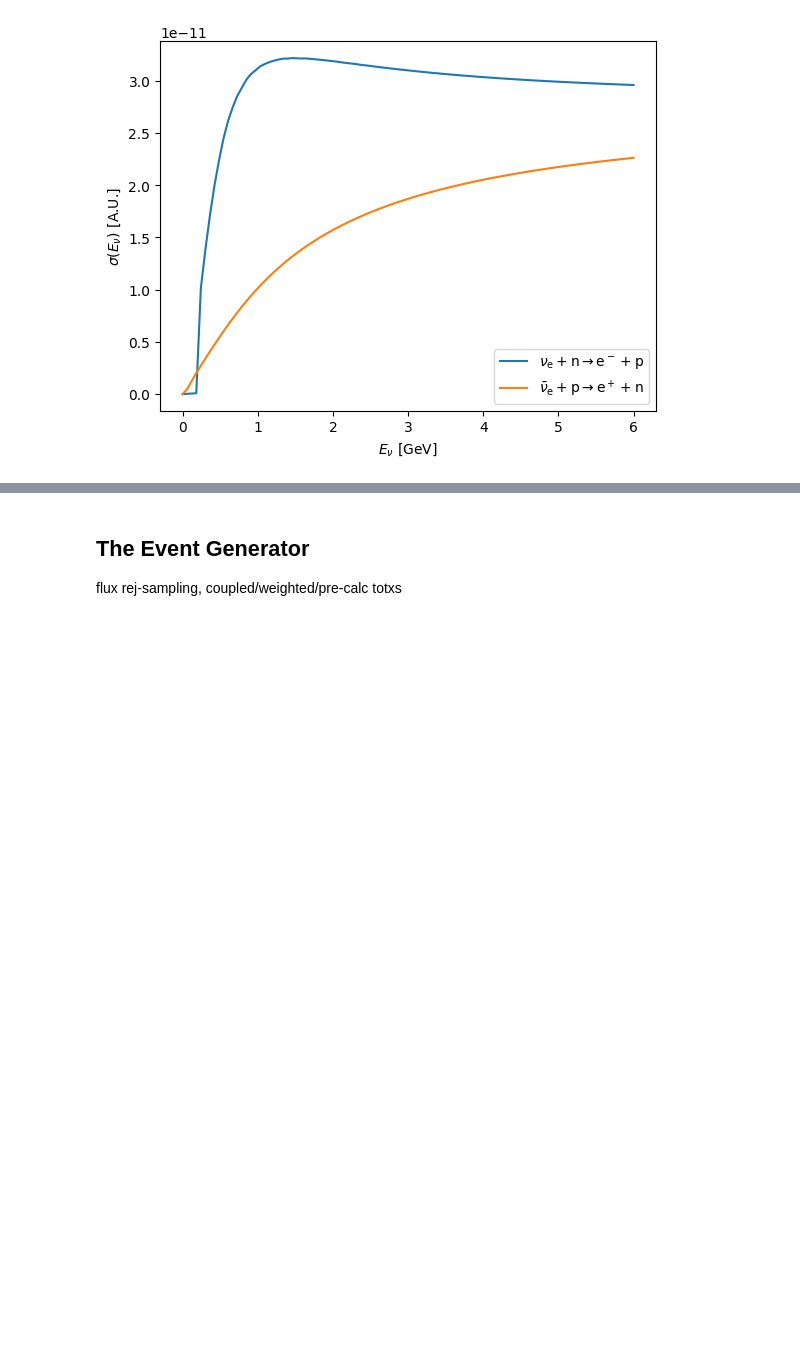
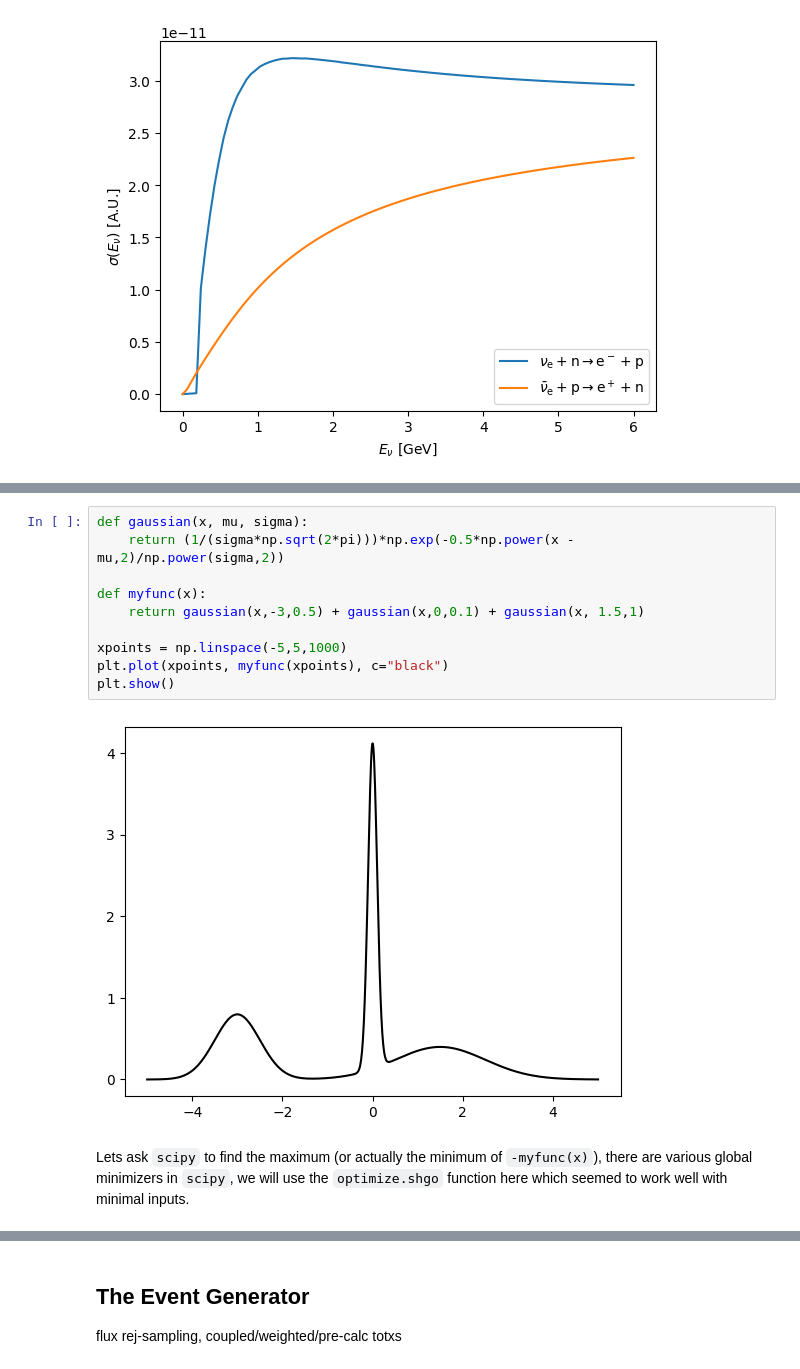
Before and after one commit to luketpickering/JupyNuGen, a Jupyter notebook: JupyNuGen.ipynb, the cells around one changed output, grey strips where cells are left out. Cells and saved outputs as stored; diff of their text form; blank space fills up the shorter version.

```diff
--- a/JupyNuGen.ipynb
+++ b/JupyNuGen.ipynb
@@ -519,0 +583,14 @@ statistical error on the mean of the function goes like the number of attempts?
+# %%
+def gaussian(x, mu, sigma):
+    return (1/(sigma*np.sqrt(2*pi)))*np.exp(-0.5*np.power(x - mu,2)/np.power(sigma,2))
+
+def myfunc(x):
+    return gaussian(x,-3,0.5) + gaussian(x,0,0.1) + gaussian(x, 1.5,1)
+
+xpoints = np.linspace(-5,5,1000)
+plt.plot(xpoints, myfunc(xpoints), c="black")
+plt.show()
+# %% [output]
+[figure, added]
+# %% [markdown]
+Lets ask `scipy` to find the maximum (or actually the minimum of `-myfunc(x)`), there are various global minimizers in `scipy`, we will use the `optimize.shgo` function here which seemed to work well with minimal inputs.
```
Also changed, not shown: parts of 27 cells of this notebook.
